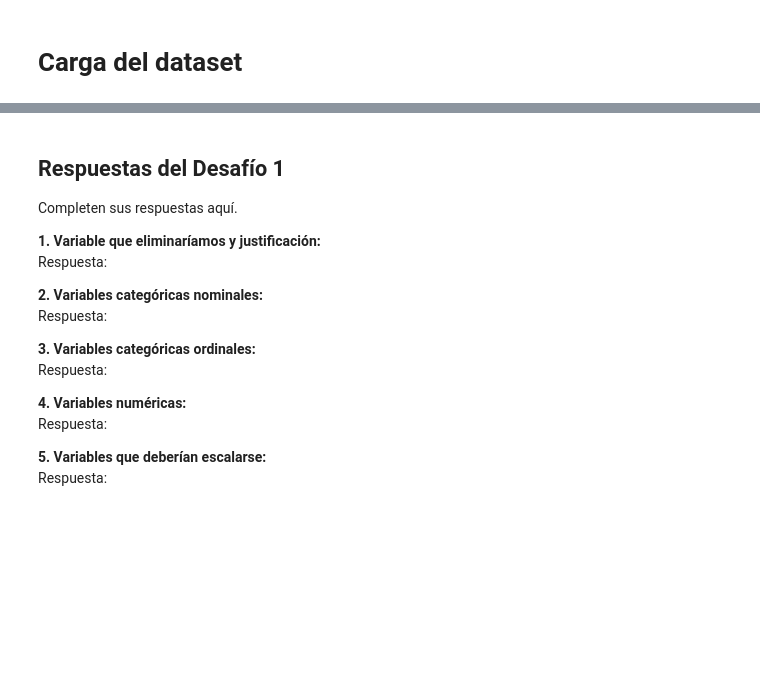
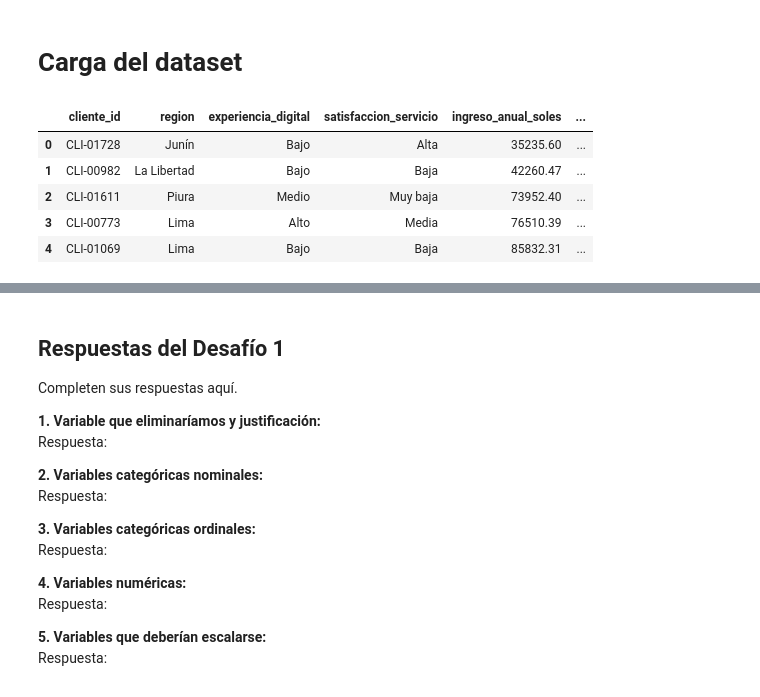
Before and after one commit to nico-0107/LaboratorioFinal-IA, a Jupyter notebook: laboratorio_final_ia.ipynb, the cells around one changed output, grey strips where cells are left out. Drawn from its saved outputs; the diff is of its cells as text; code cells hidden in the pictures; blank space fills up the shorter version.

```diff
--- a/laboratorio_final_ia.ipynb
+++ b/laboratorio_final_ia.ipynb
@@ -86,5 +86,12 @@ import joblib
 # %% [markdown]
 # Carga del dataset
 # %%
-df = pd.read_csv("dataset_ml_2000_8vars_3clases.csv")
+df = pd.read_csv("Data/dataset_train.csv")
 df.head()
+# %% [output]
+|  | cliente_id | region | experiencia_digital | satisfaccion_servicio | ingreso_anual_soles | ... |
+| 0 | CLI-01728 | Junín | Bajo | Alta | 35235.60 | ... |
+| 1 | CLI-00982 | La Libertad | Bajo | Baja | 42260.47 | ... |
+| 2 | CLI-01611 | Piura | Medio | Muy baja | 73952.40 | ... |
+| 3 | CLI-00773 | Lima | Alto | Media | 76510.39 | ... |
+| 4 | CLI-01069 | Lima | Bajo | Baja | 85832.31 | ... |
```
Also changed, not shown: parts of 3 cells of this notebook.
